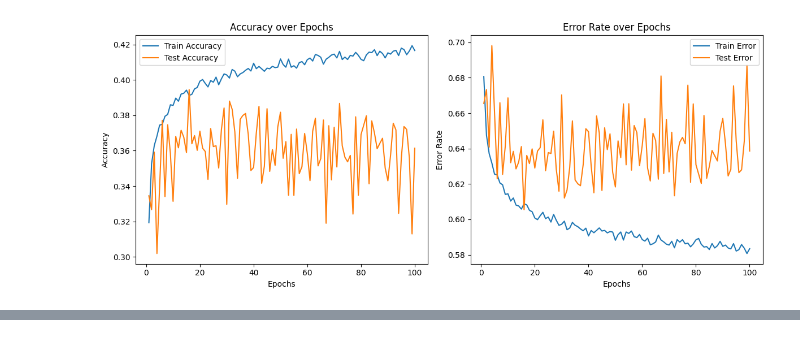
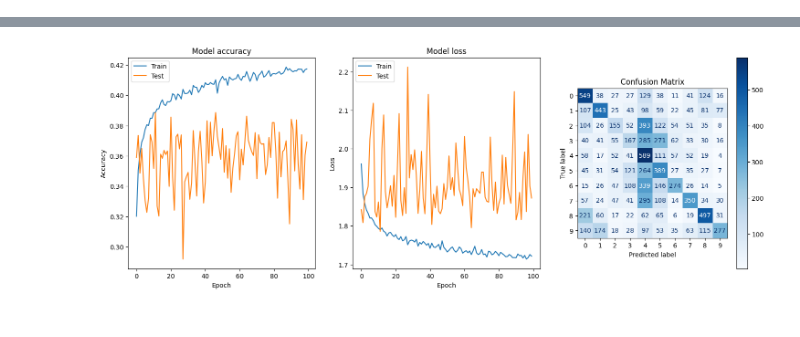
Before and after one commit to dssikdar/ClassifIm, a Jupyter notebook: LogReg/LogReg_analysis.ipynb, the cells around one changed output, grey strips where cells are left out. Saved outputs shown, nothing was run; the diff lists cells and outputs as text; code cells hidden in the pictures.

```diff
--- a/LogReg/LogReg_analysis.ipynb
+++ b/LogReg/LogReg_analysis.ipynb
@@ -60,28 +63,34 @@ Epoch 100/100
-# %%
-# Plotting Accuracy and Error Rates
-epochs = range(1, len(train_accuracies) + 1)
-
-plt.figure(figsize=(12, 5))
-
-# Accuracy Plot
-plt.subplot(1, 2, 1)
-plt.plot(epochs, train_accuracies, label='Train Accuracy')
-plt.plot(epochs, test_accuracies, label='Test Accuracy')
-plt.xlabel('Epochs')
-plt.ylabel('Accuracy')
-plt.title('Accuracy over Epochs')
-plt.legend()
-
-# Error Rate Plot
-plt.subplot(1, 2, 2)
-plt.plot(epochs, train_errors, label='Train Error')
-plt.plot(epochs, test_errors, label='Test Error')
-plt.xlabel('Epochs')
-plt.ylabel('Error Rate')
-plt.title('Error Rate over Epochs')
-plt.legend()
-
-plt.tight_layout()
-plt.show()
-# %% [output]
-[figure, removed]
+# %%
+from sklearn.metrics import confusion_matrix, precision_score, recall_score, f1_score, confusion_matrix, ConfusionMatrixDisplay
+
+# Plot accuracy and loss
+fig, (ax1, ax2, ax3) = plt.subplots(1, 3, figsize=(18, 6))
+
+# Plot training & validation accuracy values
+ax1.plot(history.history['accuracy'])
+ax1.plot(history.history['val_accuracy'])
+ax1.set_title('Model accuracy')
+ax1.set_ylabel('Accuracy')
+ax1.set_xlabel('Epoch')
+ax1.legend(['Train', 'Test'], loc='upper left')
+
+# Plot training & validation loss values
+ax2.plot(history.history['loss'])
+ax2.plot(history.history['val_loss'])
+ax2.set_title('Model loss')
+ax2.set_ylabel('Loss')
+ax2.set_xlabel('Epoch')
+ax2.legend(['Train', 'Test'], loc='upper left')
+
+# Generate confusion matrix
+y_pred = np.argmax(model.predict(X_test), axis=1)
+y_true = np.argmax(y_test, axis=1)
+cm = confusion_matrix(y_true, y_pred)
+
+# Display confusion matrix
+disp = ConfusionMatrixDisplay(confusion_matrix=cm)
+disp.plot(ax=ax3, cmap=plt.cm.Blues)
+ax3.set_title('Confusion Matrix')
+
+plt.show()
+# %% [output]
@@ -88,3 +98,4 @@ plt.show()
+[figure, added]
 # %%
 # Predict labels for test images
 from sklearn.metrics import confusion_matrix, precision_score, recall_score, f1_score, confusion_matrix, ConfusionMatrixDisplay
```
Also changed, not shown: parts of 4 cells of this notebook.
